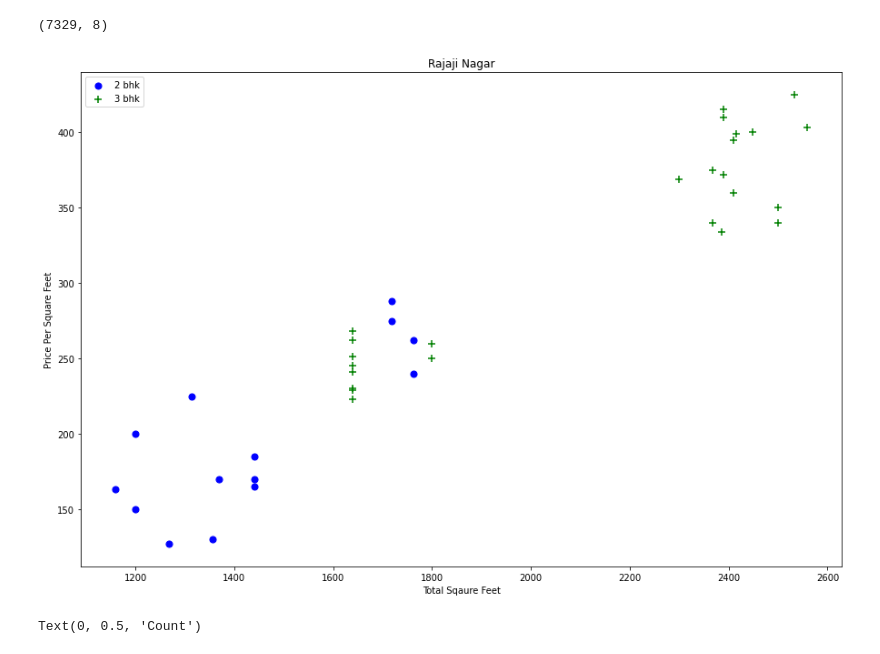
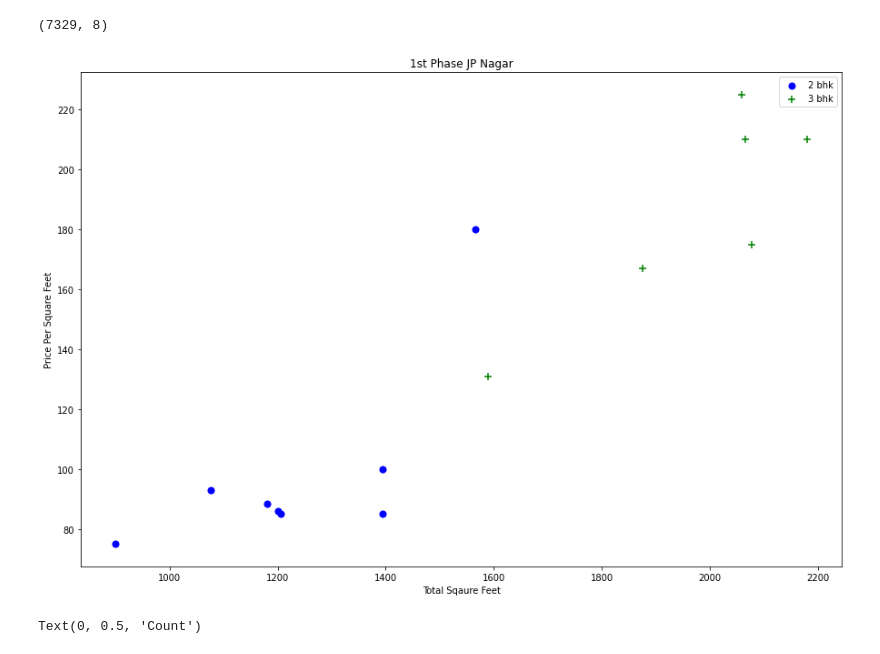
Before and after one commit to Pritush09/Real-Estate-Price-Prediction-Project, a Jupyter notebook: House Prediction Model.ipynb, the cells around one changed output. Cells and saved outputs as stored; diff of their text form; code cells hidden in the pictures.

```diff
--- a/House Prediction Model.ipynb
+++ b/House Prediction Model.ipynb
@@ -552,9 +557,9 @@ df7.shape
 # %% [output]
 (7329, 8)
 # %%
-scatter_plot_chart(df7,"Rajaji Nagar") # hebbal
+scatter_plot_chart(df7,"1st Phase JP Nagar") # hebbal
 # %% [output]
-[figure, old version]
+[figure, new version]
 # %%
 plt.rcParams['figure.figsize']=(20,15)
 plt.hist(df7.price_per_sqft,rwidth=0.8)
```
Also changed, not shown: parts of 9 cells of this notebook, 1 other file.
